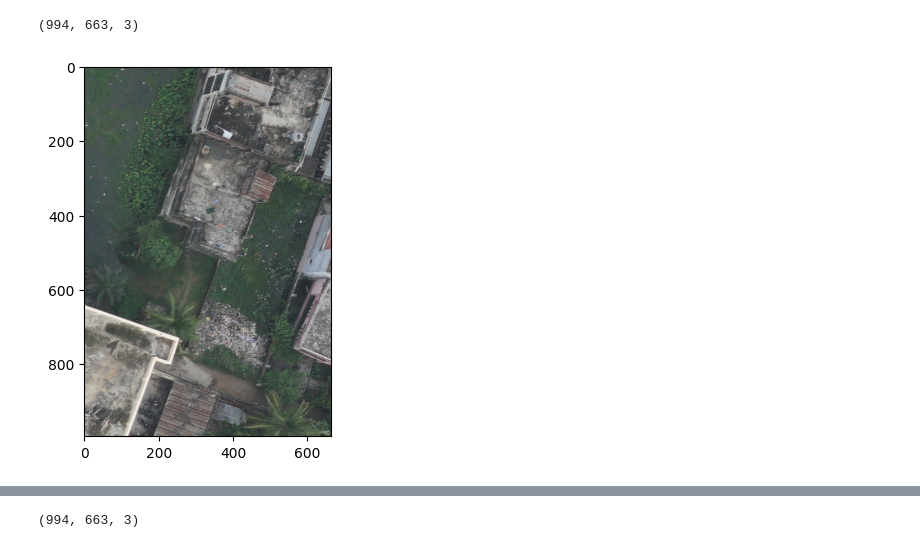
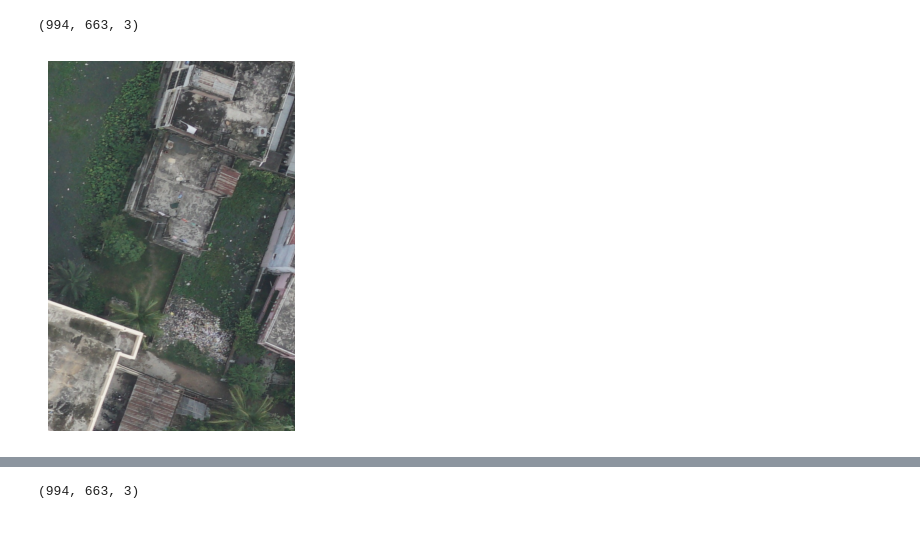
Before and after one commit to Aayush181509/Aerial-UAV-Imagery-Segmentation, a Jupyter notebook: Clustering in Drone Image.ipynb, the cells around one changed output, grey strips where cells are left out. Drawn from its saved outputs; the diff is of its cells as text; code cells hidden in the pictures.

```diff
--- a/Clustering in Drone Image.ipynb
+++ b/Clustering in Drone Image.ipynb
@@ -11,11 +11,12 @@ original_image = cv2.imread('dataset/images/tile_36.jpg')
 # %%
 # Visualize the image
 rgb_image = cv2.cvtColor(original_image, cv2.COLOR_BGR2RGB)
 plt.imshow(rgb_image)
+plt.axis('off')
 print(rgb_image.shape)
 # %% [output]
 (994, 663, 3)
-[figure, old version]
+[figure, new version]
 # %%
 #reshape the input image into 2D array size.
 pixel_value = rgb_image.reshape((-1,3))
```
Also changed, not shown: parts of 10 cells of this notebook.
